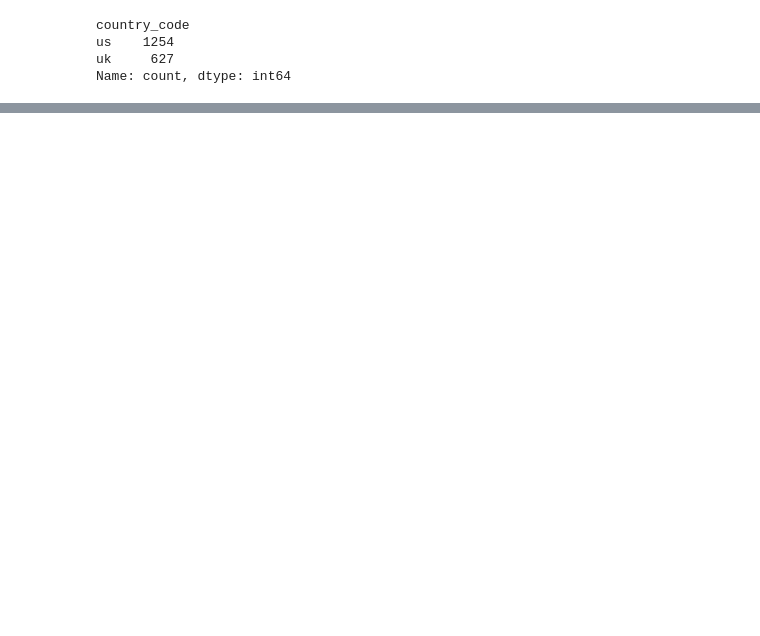
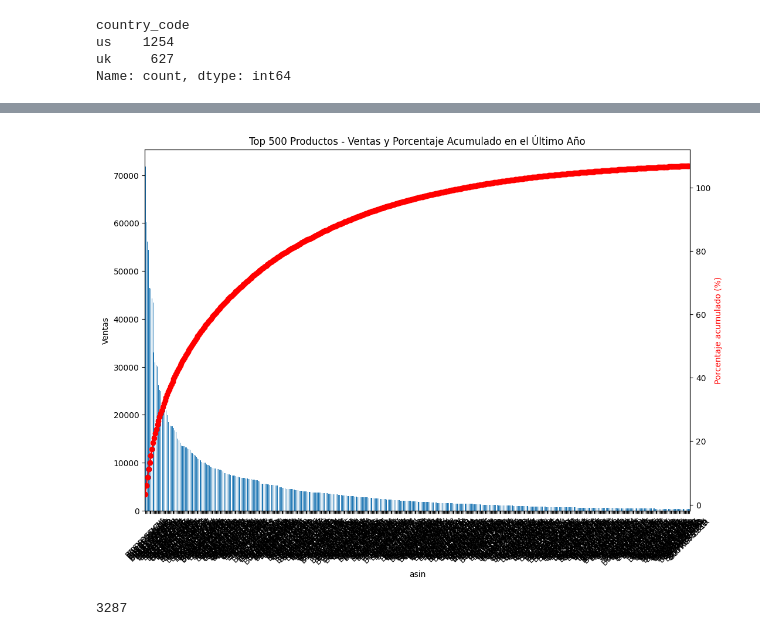
Before and after one commit to josepbaratechyaba/TFG_YABA_ML, a Jupyter notebook: tfg_yaba_ml/first_anaylsis.ipynb, the cells around one changed output, grey strips where cells are left out. Saved outputs shown, nothing was run; the diff lists cells and outputs as text; code cells hidden in the pictures; blank space fills up the shorter version.

```diff
--- a/tfg_yaba_ml/first_anaylsis.ipynb
+++ b/tfg_yaba_ml/first_anaylsis.ipynb
@@ -176,0 +196,29 @@ plt.show()
+# %%
+import matplotlib.pyplot as plt
+
+# ... (código de preparación de datos)
+
+# Limitar a los top N productos para mejorar la visualización
+top_n = 500
+ventas_top = ventas_por_producto.head(top_n)
+
+# Graficar
+fig, ax1 = plt.subplots(figsize=(12, 8))
+ax2 = ax1.twinx()
+
+# Barra de ventas
+ventas_top.plot(kind='bar', x='asin', y='sde1', ax=ax1, legend=False, rot=45)
+ax1.set_ylabel('Ventas')
+
+# Línea de porcentaje acumulado
+ventas_top.plot(x='asin', y='porcentaje_acumulado', color='red', ax=ax2, marker='o', legend=False)
+ax2.set_ylabel('Porcentaje acumulado (%)', color='red')
+
+plt.title(f'Top {top_n} Productos - Ventas y Porcentaje Acumulado en el Último Año')
+plt.show()
+# %% [output]
+[figure, added]
+# %%
+print(len(ventas_por_producto['asin'].unique()))
+# %% [output]
+3287
```
Also changed, not shown: parts of 8 cells of this notebook, 1 other file.
